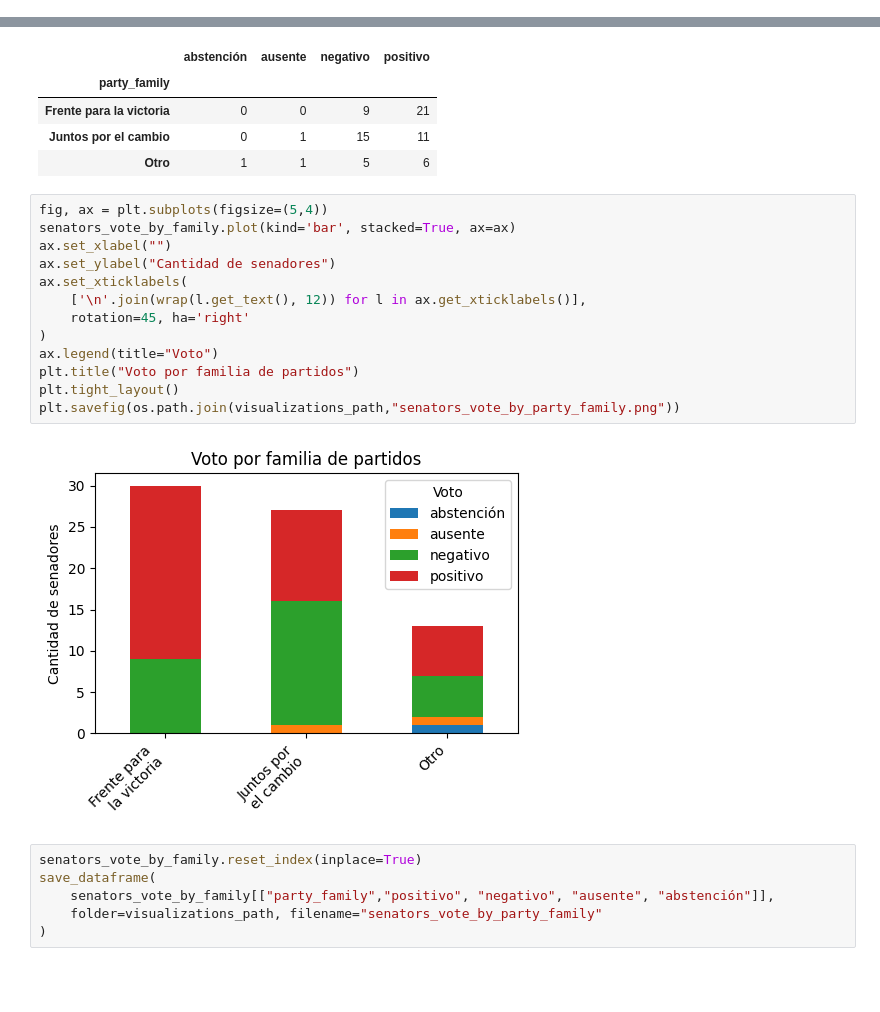
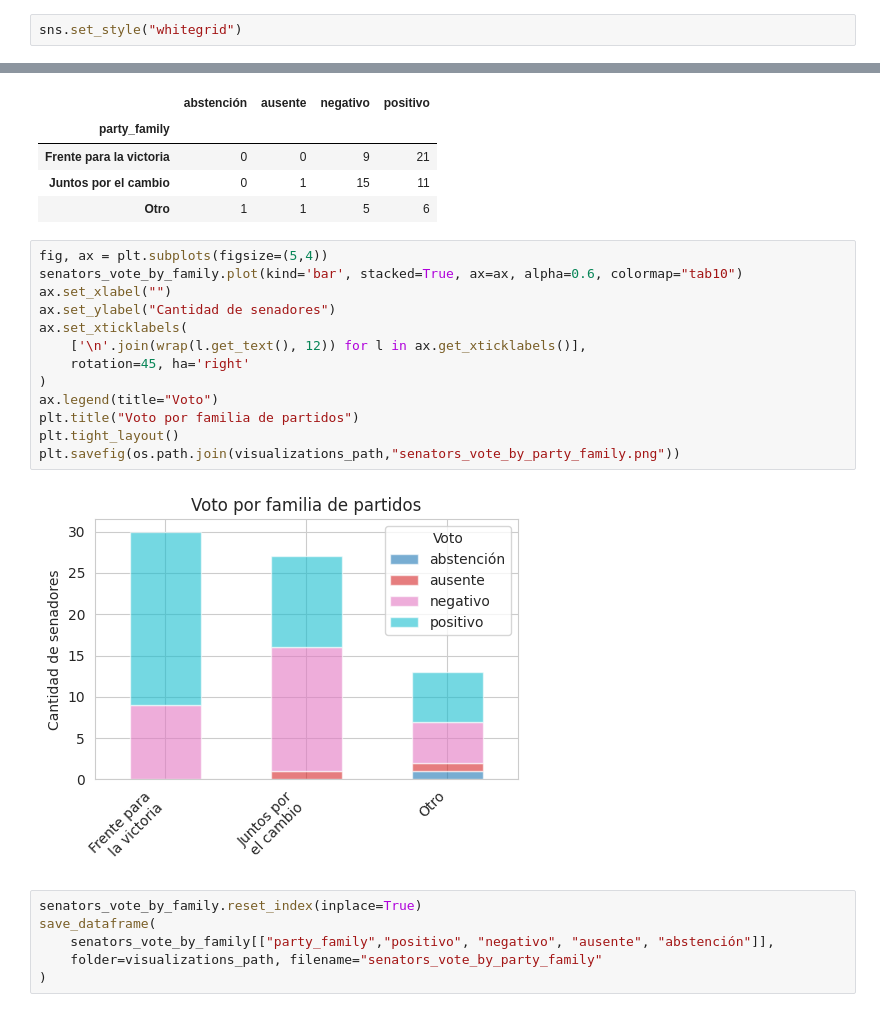
Before and after one commit to macfernandez/eddc-specialization-project, a Jupyter notebook: notebooks/02-data-description.ipynb, the cells around one changed output, grey strips where cells are left out. Cells and saved outputs as stored; diff of their text form; blank space fills up the shorter version.

```diff
--- a/notebooks/02-data-description.ipynb
+++ b/notebooks/02-data-description.ipynb
@@ -16,2 +19,4 @@ import matplotlib.pyplot as plt
 
 from utilities import *
+# %%
+sns.set_style("whitegrid")
@@ -253,19 +260,19 @@ senators_vote_by_family
 | Otro | 1 | 1 | 5 | 6 |
 # %%
 fig, ax = plt.subplots(figsize=(5,4))
-senators_vote_by_family.plot(kind='bar', stacked=True, ax=ax)
+senators_vote_by_family.plot(kind='bar', stacked=True, ax=ax, alpha=0.6, colormap="tab10")
 ax.set_xlabel("")
 ax.set_ylabel("Cantidad de senadores")
 ax.set_xticklabels(
     ['\n'.join(wrap(l.get_text(), 12)) for l in ax.get_xticklabels()],
     rotation=45, ha='right'
 )
 ax.legend(title="Voto")
 plt.title("Voto por familia de partidos")
 plt.tight_layout()
 plt.savefig(os.path.join(visualizations_path,"senators_vote_by_party_family.png"))
 # %% [output]
-[figure, old version]
+[figure, new version]
 # %%
 senators_vote_by_family.reset_index(inplace=True)
 save_dataframe(
```
Also changed, not shown: parts of 22 cells of this notebook, 1 other file.
